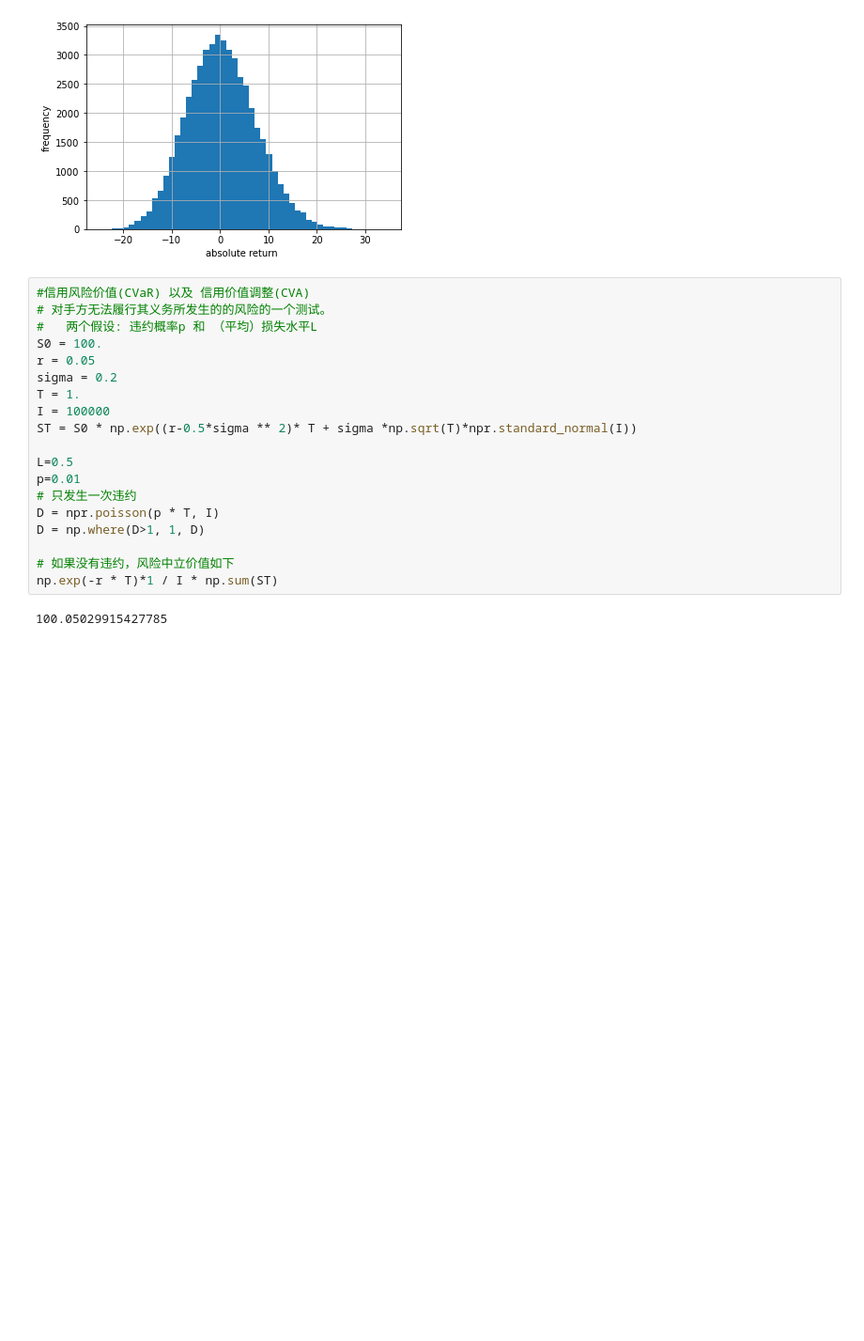
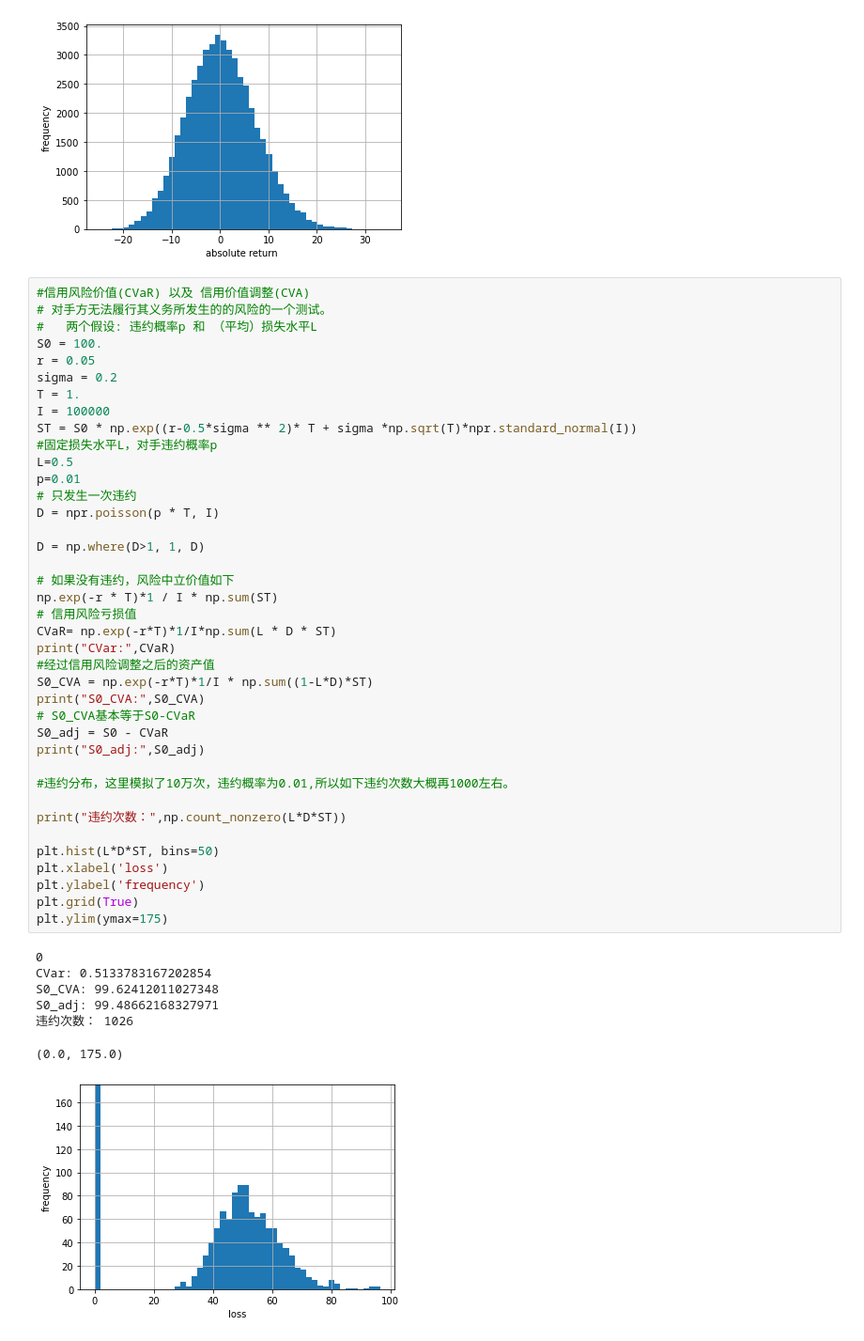
Before and after one commit to ggwhsd/PythonPractice, a Jupyter notebook: QuantPractice/金融python学习.ipynb, the cells around one changed output. Shown at 94% size. Cells and saved outputs as stored; diff of their text form; blank space fills up the shorter version.

```diff
--- a/QuantPractice/金融python学习.ipynb
+++ b/QuantPractice/金融python学习.ipynb
@@ -1100,21 +1100,47 @@ Confidence Level    Value at risk
 # %%
 #信用风险价值(CVaR) 以及 信用价值调整(CVA)
 # 对手方无法履行其义务所发生的的风险的一个测试。
 #   两个假设: 违约概率p 和 （平均）损失水平L
 S0 = 100.
 r = 0.05
 sigma = 0.2
 T = 1.
 I = 100000
 ST = S0 * np.exp((r-0.5*sigma ** 2)* T + sigma *np.sqrt(T)*npr.standard_normal(I))
-
+#固定损失水平L，对手违约概率p
 L=0.5
 p=0.01
 # 只发生一次违约
 D = npr.poisson(p * T, I)
+
 D = np.where(D>1, 1, D)
 
 # 如果没有违约，风险中立价值如下
 np.exp(-r * T)*1 / I * np.sum(ST)
+# 信用风险亏损值
+CVaR= np.exp(-r*T)*1/I*np.sum(L * D * ST)
+print("CVar:",CVaR)
+#经过信用风险调整之后的资产值
+S0_CVA = np.exp(-r*T)*1/I * np.sum((1-L*D)*ST)
+print("S0_CVA:",S0_CVA)
+# S0_CVA基本等于S0-CVaR
+S0_adj = S0 - CVaR
+print("S0_adj:",S0_adj)
+
+#违约分布，这里模拟了10万次，违约概率为0.01,所以如下违约次数大概再1000左右。
+
+print("违约次数：",np.count_nonzero(L*D*ST))
+
+plt.hist(L*D*ST, bins=50)
+plt.xlabel('loss')
+plt.ylabel('frequency')
+plt.grid(True)
+plt.ylim(ymax=175)
 # %% [output]
-100.05029915427785
+0
+CVar: 0.5133783167202854
+S0_CVA: 99.62412011027348
+S0_adj: 99.48662168327971
+违约次数： 1026
+(0.0, 175.0)
+[figure, added]
```
Also changed, not shown: parts of 7 cells of this notebook.
